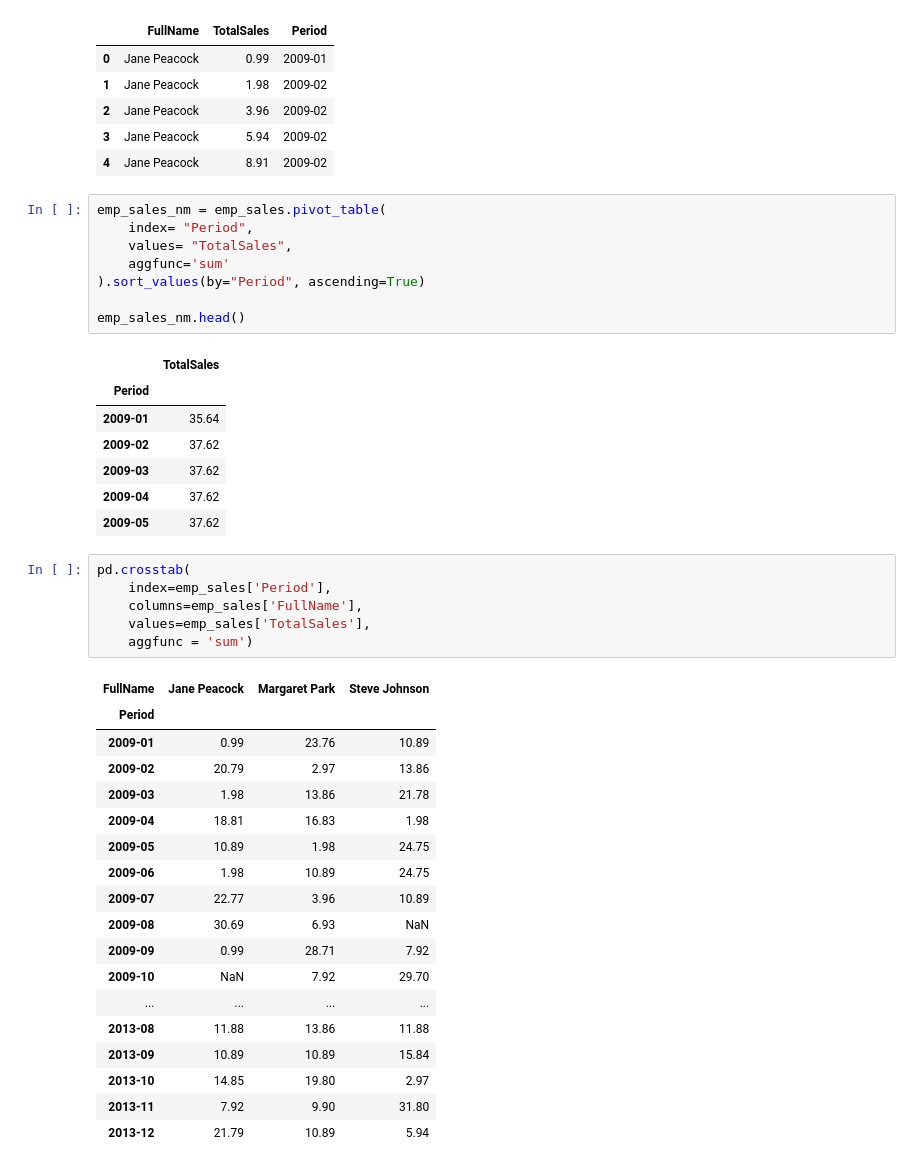
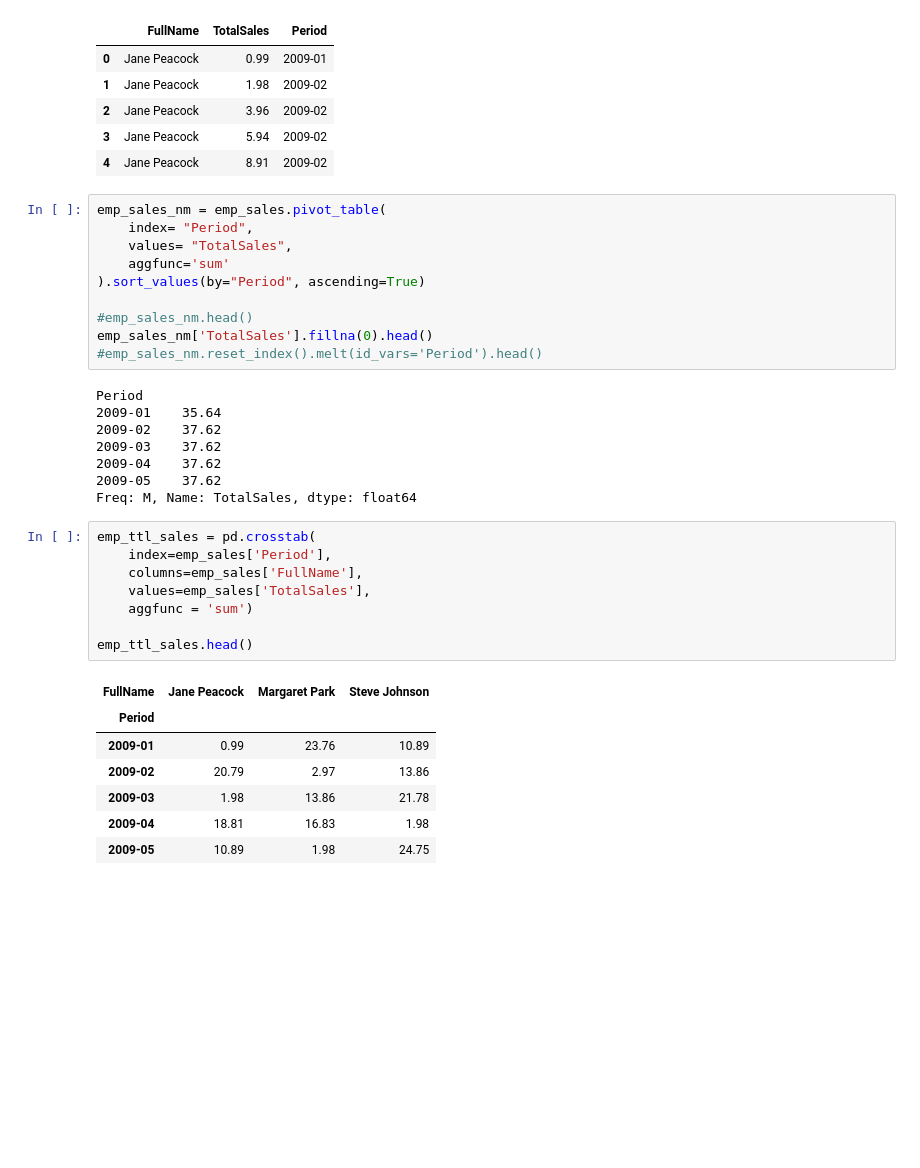
Before and after one commit to rinaldoeri/api_capstone, a Jupyter notebook: capstone_api.ipynb, the cells around one changed output. Saved outputs shown, nothing was run; the diff lists cells and outputs as text; blank space fills up the shorter version.

```diff
--- a/capstone_api.ipynb
+++ b/capstone_api.ipynb
@@ -208,37 +226,30 @@ emp_sales_nm = emp_sales.pivot_table(
     aggfunc='sum'
 ).sort_values(by="Period", ascending=True)
 
-emp_sales_nm.head()
+#emp_sales_nm.head()
+emp_sales_nm['TotalSales'].fillna(0).head()
+#emp_sales_nm.reset_index().melt(id_vars='Period').head()
 # %% [output]
-|  | TotalSales |
-| Period |  |
-| 2009-01 | 35.64 |
-| 2009-02 | 37.62 |
-| 2009-03 | 37.62 |
-| 2009-04 | 37.62 |
-| 2009-05 | 37.62 |
+Period
+2009-01    35.64
+2009-02    37.62
+2009-03    37.62
+2009-04    37.62
+2009-05    37.62
+Freq: M, Name: TotalSales, dtype: float64
 # %%
-pd.crosstab(
+emp_ttl_sales = pd.crosstab(
     index=emp_sales['Period'],
     columns=emp_sales['FullName'],
     values=emp_sales['TotalSales'],
     aggfunc = 'sum')
+
+emp_ttl_sales.head()
 # %% [output]
 | FullName | Jane Peacock | Margaret Park | Steve Johnson |
 | Period |  |  |  |
 | 2009-01 | 0.99 | 23.76 | 10.89 |
 | 2009-02 | 20.79 | 2.97 | 13.86 |
 | 2009-03 | 1.98 | 13.86 | 21.78 |
 | 2009-04 | 18.81 | 16.83 | 1.98 |
 | 2009-05 | 10.89 | 1.98 | 24.75 |
-| 2009-06 | 1.98 | 10.89 | 24.75 |
-| 2009-07 | 22.77 | 3.96 | 10.89 |
-| 2009-08 | 30.69 | 6.93 | NaN |
-| 2009-09 | 0.99 | 28.71 | 7.92 |
-| 2009-10 | NaN | 7.92 | 29.70 |
-| ... | ... | ... | ... |
-| 2013-08 | 11.88 | 13.86 | 11.88 |
-| 2013-09 | 10.89 | 10.89 | 15.84 |
-| 2013-10 | 14.85 | 19.80 | 2.97 |
-| 2013-11 | 7.92 | 9.90 | 31.80 |
-| 2013-12 | 21.79 | 10.89 | 5.94 |
```
Also changed, not shown: parts of 5 cells of this notebook, 3 other files.
